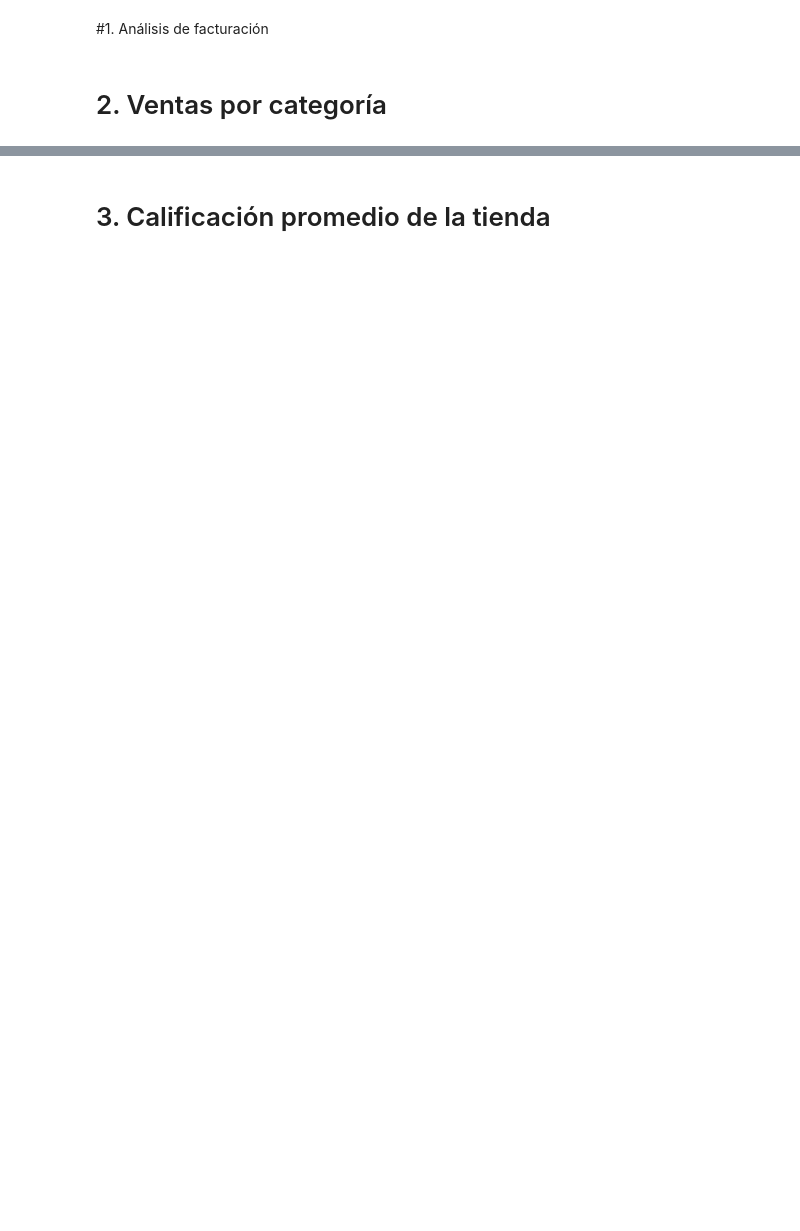
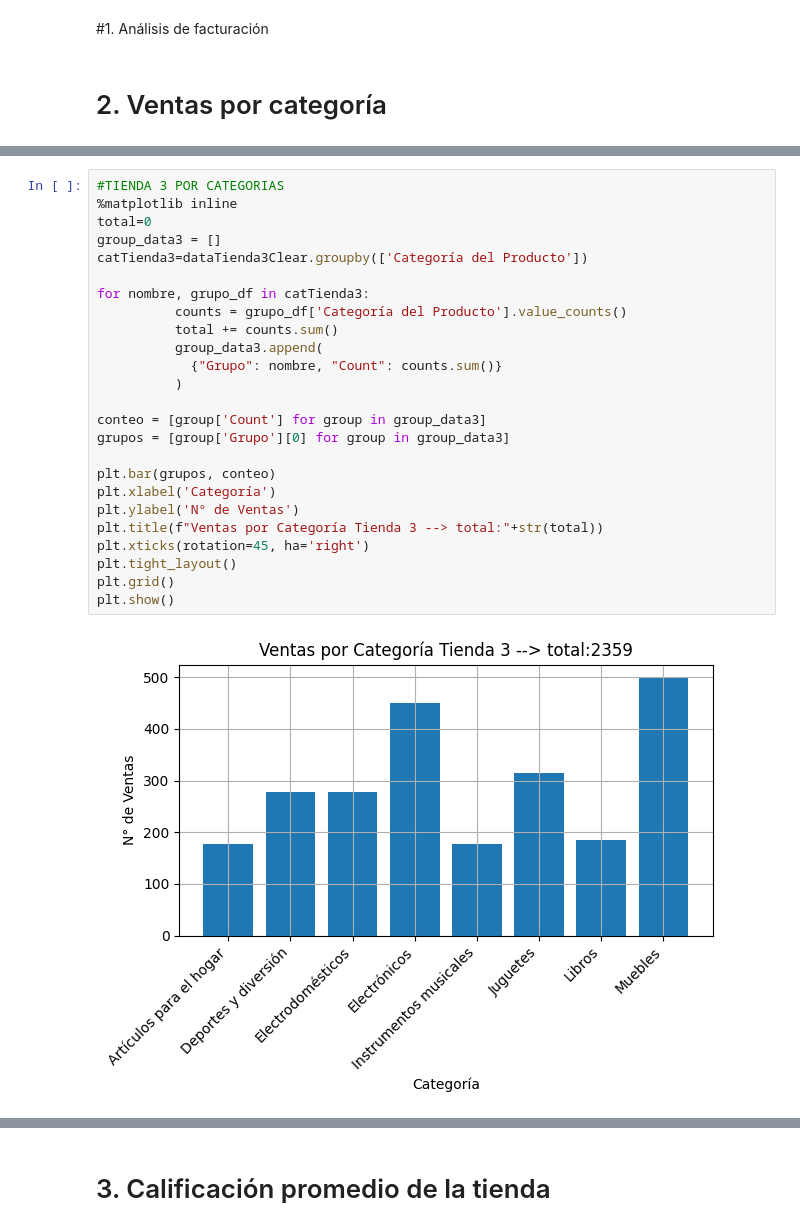
Before and after one commit to educhile1/challenge_datascience1-ONE, a Jupyter notebook: AluraStoreLatam.ipynb, the cells around one changed output, grey strips where cells are left out. Drawn from its saved outputs; the diff is of its cells as text; blank space fills up the shorter version.

```diff
--- a/AluraStoreLatam.ipynb
+++ b/AluraStoreLatam.ipynb
@@ -55,0 +94,27 @@ plt.show()
+# %%
+#TIENDA 3 POR CATEGORIAS
+%matplotlib inline
+total=0
+group_data3 = []
+catTienda3=dataTienda3Clear.groupby(['Categoría del Producto'])
+
+for nombre, grupo_df in catTienda3:
+          counts = grupo_df['Categoría del Producto'].value_counts()
+          total += counts.sum()
+          group_data3.append(
+            {"Grupo": nombre, "Count": counts.sum()}
+          )
+
+conteo = [group['Count'] for group in group_data3]
+grupos = [group['Grupo'][0] for group in group_data3]
+
+plt.bar(grupos, conteo)
+plt.xlabel('Categoría')
+plt.ylabel('N° de Ventas')
+plt.title(f"Ventas por Categoría Tienda 3 --> total:"+str(total))
+plt.xticks(rotation=45, ha='right')
+plt.tight_layout()
+plt.grid()
+plt.show()
+# %% [output]
+[figure, added]
```
Also changed, not shown: parts of 6 cells of this notebook.
